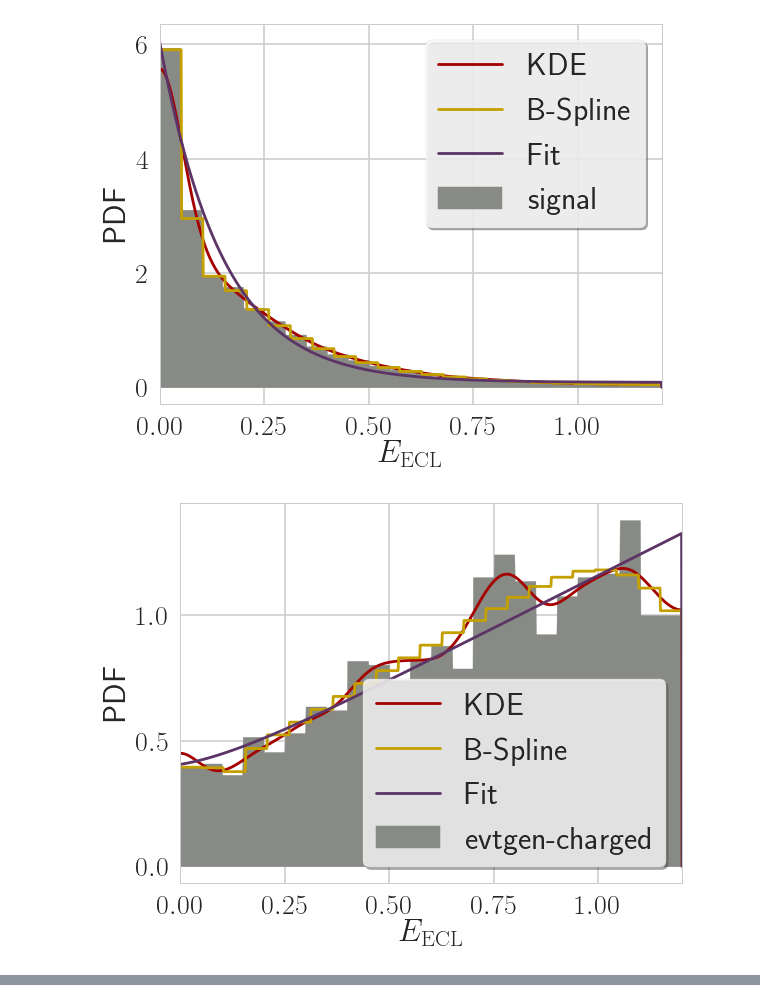
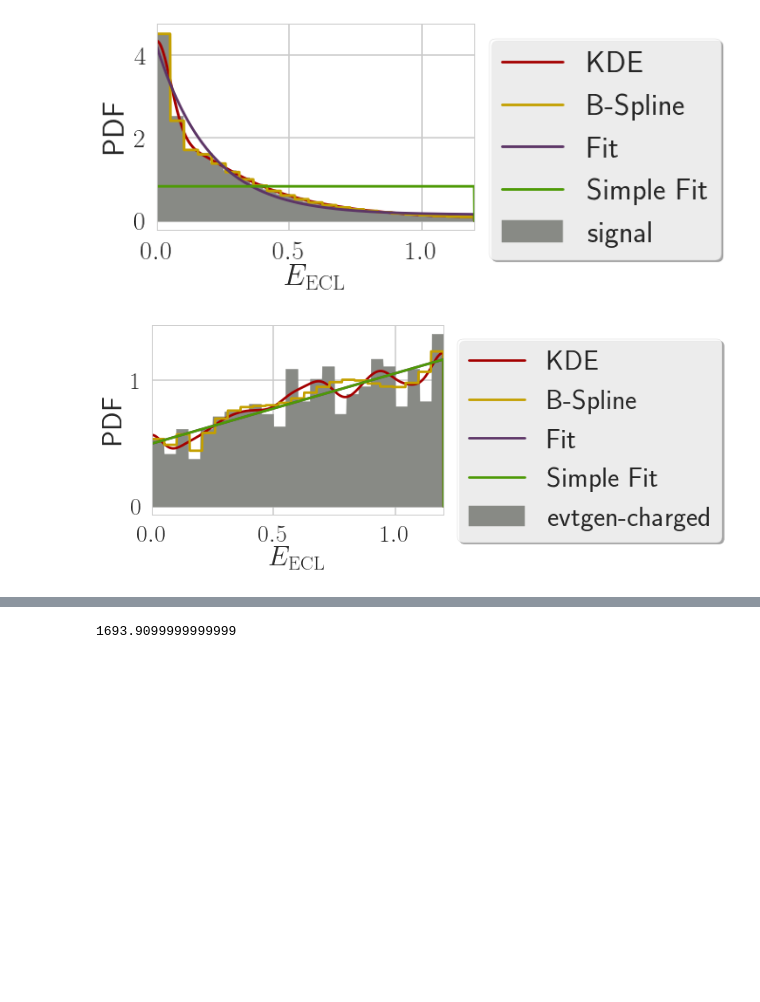
Before and after one commit to thomaskeck/scipy_extra, a Jupyter notebook: ECLFit.ipynb, the cells around one changed output, grey strips where cells are left out. Saved outputs shown, nothing was run; the diff lists cells and outputs as text; code cells hidden in the pictures; blank space fills up the shorter version.

```diff
--- a/ECLFit.ipynb
+++ b/ECLFit.ipynb
@@ -187,6 +187,8 @@ space = np.linspace(*binning['range'], 1000)
 # %%
 df = pd.read_pickle('/storage/jbod/tkeck/B2TauNuWorkspace_1/full_stream/belle1_final_stream_1_selected.pickle')
 special_mask = df.index.get_level_values('event_types').isin(['special-chargedrare']) & df.is_signal_event
+# %%
+df = df[~special_mask]
 # %%
 def create_template(component):
     return scipy.stats.rv_histogram(np.histogram(component[extraEnergy].values, **binning))
@@ -199,9 +201,7 @@ def create_smoothed_bsp_template(component):
     space = np.linspace(*binning['range'], binning['bins'])
     y, x, = np.histogram(component[extraEnergy].values, **binning)
     weights = np.ones(binning['bins'])
-    weights[0] = 8.0
-    weights[1] = 4.0
-    weights[2] = 2.0
+    weights[0] = 2.0
     knots = [0.05, 0.1, 0.2, 0.5, 0.8]
     spline = scipy.interpolate.LSQUnivariateSpline(x[:-1], y, knots, w=weights)
     return scipy.stats.rv_histogram((np.maximum(spline(space[:-1]), 0.0), space))
@@ -217,9 +217,11 @@ def create_smoothed_fit_template(component):
         # Restrict all norms to positive values
         free_parameters[0] = max(free_parameters[0], 0.0)
         free_parameters[1] = max(free_parameters[1], 0.0)
+        # Cannot be too narrow (50 MeV is the detector cutoff)
+        free_parameters[5] = max(free_parameters[5], 0.05)
         return {
             'exponential_loc': 0.0,
-            'exponential_scale': 0.15,
+            'exponential_scale': free_parameters[5],
             'exponential_norm': free_parameters[0],
             'polynom_loc': 0.6,
             'polynom_scale': 0.6,
@@ -234,33 +236,53 @@ def create_smoothed_fit_template(component):
         return p['exponential_norm'] + p['polynom_norm']
 
     fitter = scipy_extra.fit.Fitter(mapping, distribution, normalisation)
-    r = fitter.fit([0.5, 0.5, 1.0, 1.0, 1.0], component[extraEnergy].values)
+    r = fitter.fit([0.5, 0.5, 1.0, 1.0, 1.0, 0.15], component[extraEnergy].values)
     d = distribution(**mapping(r.x))
 
     return scipy.stats.rv_histogram((np.maximum(d.pdf(space[:-1]), 0.0), space))
+
+def create_smoothed_simple_fit_template(component):
+
+    distribution = scipy_extra.stats.chebyshev_1
+
+    def mapping(free_parameters):
+        return {
+            'loc': 0.6,
+            'scale': 0.6,
+            'a_0': free_parameters[0],
+            'a_1': free_parameters[1],
+        }
+
+    fitter = scipy_extra.fit.Fitter(mapping, distribution)
+    r = fitter.fit([0.5, 0.5], component[extraEnergy].values)
+    d = distribution(**mapping(r.x))
+
+    return scipy.stats.rv_histogram((np.maximum(d.pdf(space[:-1]), 0.0), space))
 # %%
 final_templates = {}
 
 for dM in [1,2,3,4,5,11,12,13,14,15]:
-    x = df[~special_mask].loc[dM, [extraEnergy, weight]]
+    x = df.loc[dM, [extraEnergy, weight]]
     final_templates[dM] = {
         'raw': {et: create_template(x.loc[et]) for et in event_types},
         'kde': {et: create_smoothed_kde_template(x.loc[et]) for et in event_types},
         'bsp': {et: create_smoothed_bsp_template(x.loc[et]) for et in event_types},
-        'fit': {et: create_smoothed_fit_template(x.loc[et]) for et in event_types}
+        'fit': {et: create_smoothed_fit_template(x.loc[et]) for et in event_types},
+        'sim': {et: create_smoothed_simple_fit_template(x.loc[et]) for et in event_types}
     }
 # %%
-templates = final_templates[1]
+templates = final_templates[3]
 for et in event_types:
     plt.fill_between(space, templates['raw'][et].pdf(space), color=Tango.slate_light, label=et)
     plt.plot(space, templates['kde'][et].pdf(space), color=Tango.scarlet_red_dark, label='KDE')
     plt.plot(space, templates['bsp'][et].pdf(space), color=Tango.butter_dark, label='B-Spline')
     plt.plot(space, templates['fit'][et].pdf(space), color=Tango.plum_dark, label='Fit')
+    plt.plot(space, templates['sim'][et].pdf(space), color=Tango.chameleon_dark, label='Simple Fit')
     plt.xlim(binning['range'])
-    plt.legend()
+    plt.legend(bbox_to_anchor=(1.0, 1.0))
     plt.xlabel(r'$E_{\mathrm{ECL}}$')
     plt.ylabel(r'PDF')
     plt.show()
 # %% [output]
-[figure, old version]
+[figure, new version]
-[figure, old version]
+[figure, new version]
@@ -276,3 +298,12 @@ for et in event_types:
+# %%
+background_components = ['evtgen-charged', 'evtgen-mixed',
+                         'special-chargedulnu', 'special-chargedrare',
+                         'special-mixedulnu', 'special-mixedrare']
+#continuum_components = ['evtgen-charm', 'evtgen-uds']
+continuum_components = ['data-continuum']
+x[x.index.get_level_values('event_types').isin(background_components)].weight.sum()
+# %% [output]
+1693.9099999999999
 # %%
 def sanitize(s):
     return s.replace('-', '')
```
Also changed, not shown: parts of 7 cells of this notebook, 2 other files.
